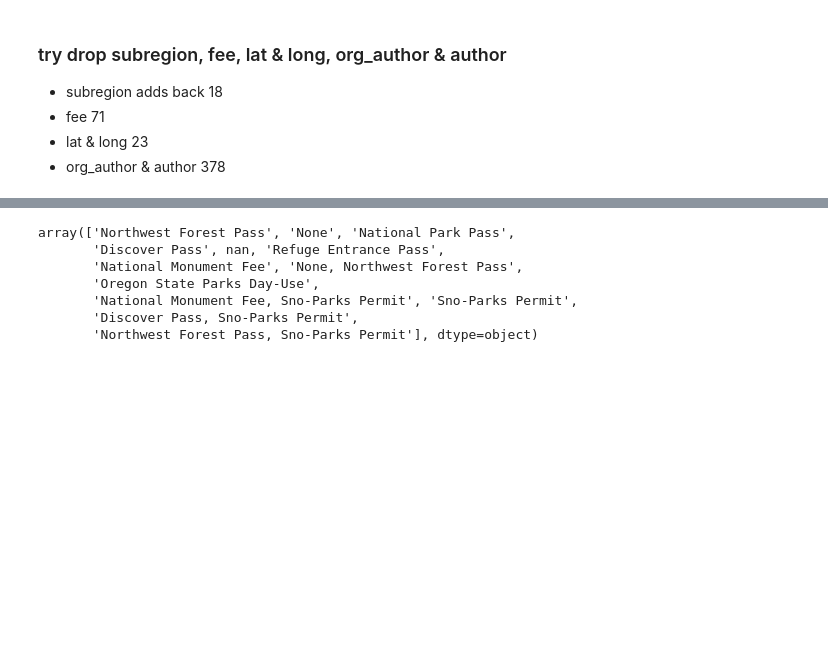
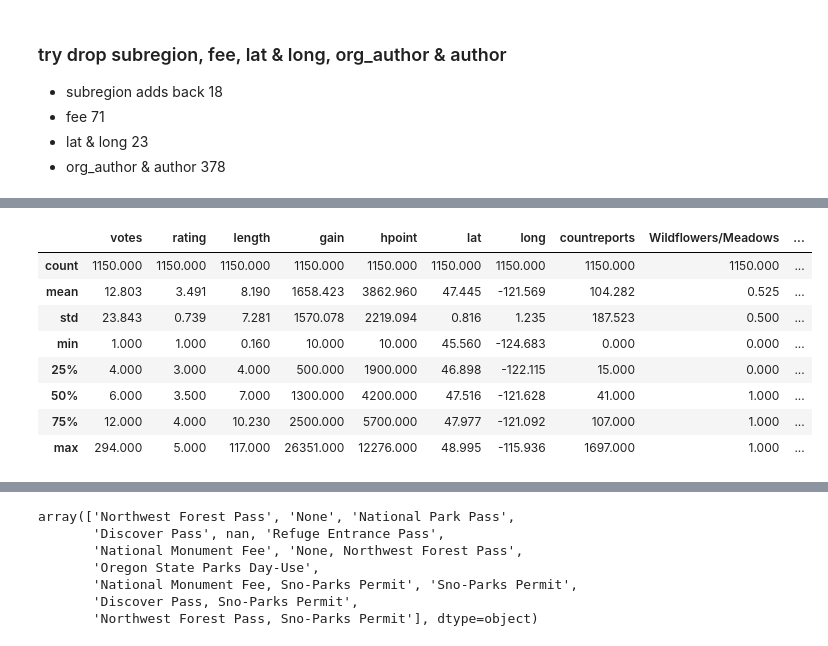
Before and after one commit to spencertollefson/WA-trails-rating-prediction, a Jupyter notebook: wta_data_cleaning.ipynb, the cells around one changed output, grey strips where cells are left out. Cells and saved outputs as stored; diff of their text form; code cells hidden in the pictures; blank space fills up the shorter version.

```diff
--- a/wta_data_cleaning.ipynb
+++ b/wta_data_cleaning.ipynb
@@ -115,3 +132,15 @@ df[df.votes > 3].rating.plot.hist(50)
+# %%
+df.describe()
+# %% [output]
+|  | votes | rating | length | gain | hpoint | lat | long | countreports | Wildflowers/Meadows | ... |
+| count | 1150.000 | 1150.000 | 1150.000 | 1150.000 | 1150.000 | 1150.000 | 1150.000 | 1150.000 | 1150.000 | ... |
+| mean | 12.803 | 3.491 | 8.190 | 1658.423 | 3862.960 | 47.445 | -121.569 | 104.282 | 0.525 | ... |
+| std | 23.843 | 0.739 | 7.281 | 1570.078 | 2219.094 | 0.816 | 1.235 | 187.523 | 0.500 | ... |
+| min | 1.000 | 1.000 | 0.160 | 10.000 | 10.000 | 45.560 | -124.683 | 0.000 | 0.000 | ... |
+| 25% | 4.000 | 3.000 | 4.000 | 500.000 | 1900.000 | 46.898 | -122.115 | 15.000 | 0.000 | ... |
+| 50% | 6.000 | 3.500 | 7.000 | 1300.000 | 4200.000 | 47.516 | -121.628 | 41.000 | 1.000 | ... |
+| 75% | 12.000 | 4.000 | 10.230 | 2500.000 | 5700.000 | 47.977 | -121.092 | 107.000 | 1.000 | ... |
+| max | 294.000 | 5.000 | 117.000 | 26351.000 | 12276.000 | 48.995 | -115.936 | 1697.000 | 1.000 | ... |
 # %%
 d = {i: len(df[i].unique()) for i in df.columns}
 d
```
Also changed, not shown: parts of 4 cells of this notebook.
